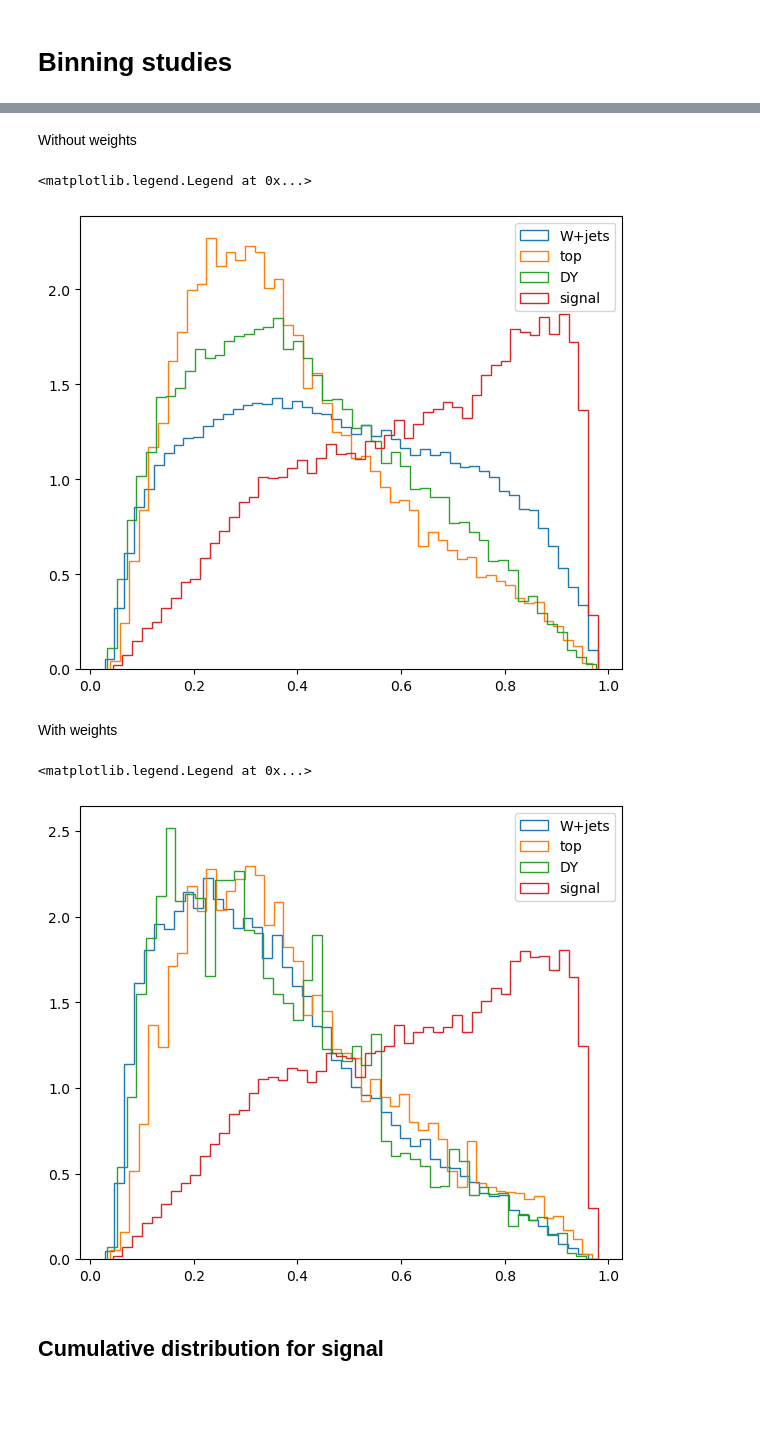
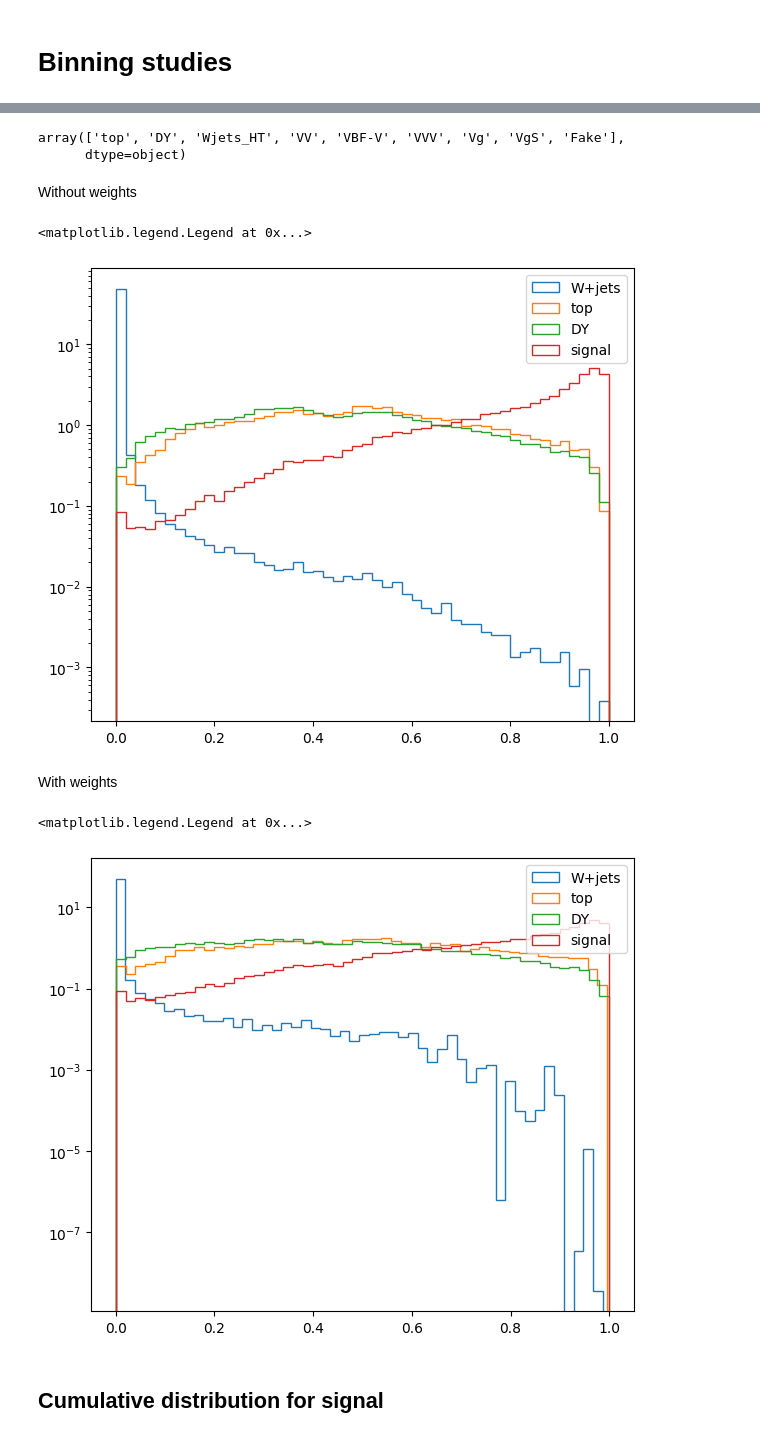
Before and after one commit to UniMiBAnalyses/ML_classification, a Jupyter notebook: BinningStudies.ipynb, the cells around one changed output, grey strips where cells are left out. Saved outputs shown, nothing was run; the diff lists cells and outputs as text; code cells hidden in the pictures; blank space fills up the shorter version.

```diff
--- a/BinningStudies.ipynb
+++ b/BinningStudies.ipynb
@@ -12,10 +12,10 @@ mpl.rcParams['figure.dpi'] = 100
 mpl.rcParams["image.origin"] = 'lower'
 # %%
 config = {
-    "base_dir":        "/eos/home-d/dvalsecc/www/VBSPlots/DNN_archive/",
-    "plot_config":     "FullRun2",
+    "base_dir":        "/storage/vbsjjlnu/VBSjjlnu_v7/",
+    "plot_config":     "FullRun2_v7",
     "cut":             "boost_sig",
-    "model_version":   "v5",
+    "model_version":   "v15",
 }
 # %%
 import os
@@ -87,38 +82,43 @@ _________________________________________________________________
 # %%
 bkg["y"] = model.predict(scaler.transform(bkg[config["cols"]].values), batch_size=2048)
 signal["y"] = model.predict(scaler.transform(signal[config["cols"]].values), batch_size=2048)
+# %%
+bkg.sample_name.unique()
+# %% [output]
+array(['top', 'DY', 'Wjets_HT', 'VV', 'VBF-V', 'VVV', 'Vg', 'VgS', 'Fake'],
+      dtype=object)
 # %%
-wjets = bkg[bkg["sample_name"] == "Wjets"]
+wjets = bkg[bkg["sample_name"] == "Wjets_HT"]
 top = bkg[bkg["sample_name"] == "top"]
 dy = bkg[bkg["sample_name"] == "DY"]
 # %% [markdown]
 Without weights
 # %%
 fig, ax1 = plt.subplots(figsize=(7,6), dpi=100)
-plt.hist(bkg[bkg["sample_name"] == "Wjets"]["y"], bins=50, density=True, label="W+jets", histtype="step")
-plt.hist(bkg[bkg["sample_name"] == "top"]["y"],   bins=50, density=True, label="top",    histtype="step")
-plt.hist(bkg[bkg["sample_name"] == "DY"]["y"],    bins=50, density=True, label="DY",     histtype="step")
+plt.hist(bkg[bkg["sample_name"] == "Wjets_HT"]["y"], bins=50,range=(0,1), density=True, label="W+jets", histtype="step" )
+plt.hist(bkg[bkg["sample_name"] == "top"]["y"],   bins=50,range=(0,1), density=True, label="top",    histtype="step")
+plt.hist(bkg[bkg["sample_name"] == "DY"]["y"],    bins=50,range=(0,1), density=True, label="DY",     histtype="step")
 
 plt.hist(signal["y"], bins=50,density=True, label="signal", histtype="step")
-#plt.yscale("log")
+plt.yscale("log")
 plt.legend()
 # %% [output]
 <matplotlib.legend.Legend at 0x...>
-[figure, old version]
+[figure, new version]
 # %% [markdown]
 With weights
 # %%
 fig, ax1 = plt.subplots(figsize=(7,6), dpi=100)
 plt.hist(wjets["y"], weights=wjets.weight_norm, bins=50, density=True, label="W+jets", histtype="step")
 plt.hist(top["y"],   weights=top.weight_norm,  bins=50, density=True, label="top",    histtype="step")
 plt.hist(dy["y"],    weights=dy.weight_norm,  bins=50, density=True, label="DY",     histtype="step")
 
 plt.hist(signal["y"], weights=signal.weight_norm, bins=50,density=True, label="signal", histtype="step")
-#plt.yscale("log")
+plt.yscale("log")
 plt.legend()
 # %% [output]
 <matplotlib.legend.Legend at 0x...>
-[figure, old version]
+[figure, new version]
 # %% [markdown]
 ## Cumulative distribution for signal
 # %%
```
Also changed, not shown: parts of 5 cells of this notebook, 5 other files.
